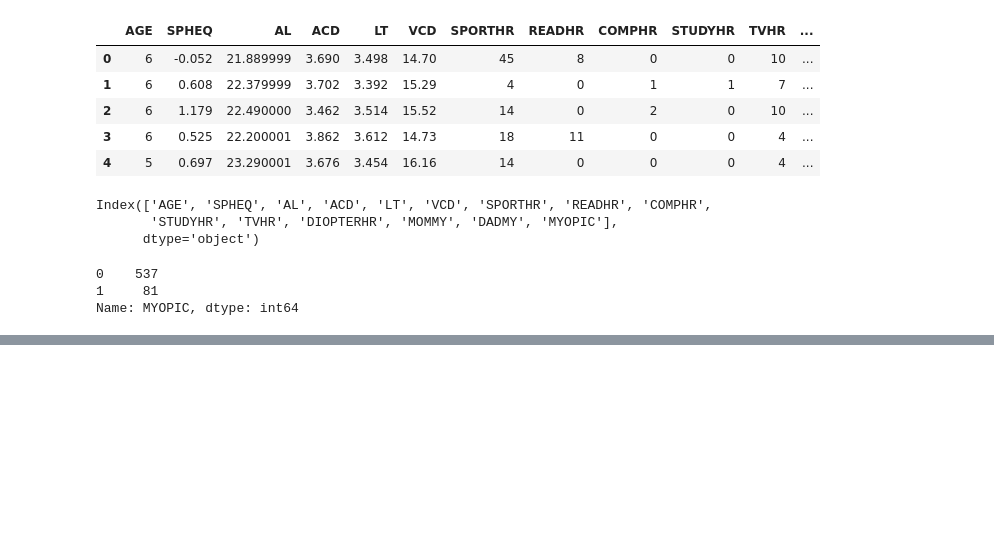
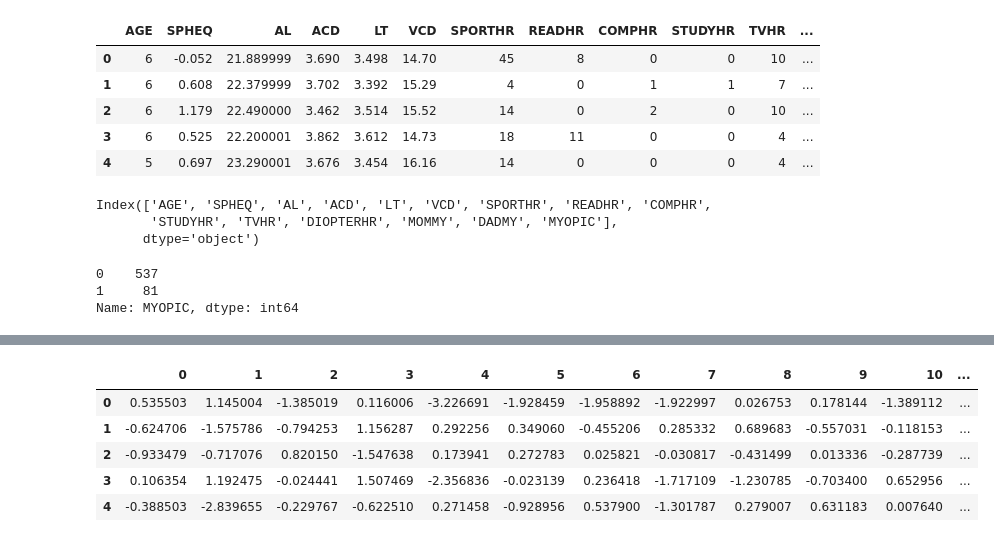
Before and after one commit to jfraz027/Unsupervised-Learning, a Jupyter notebook: clusters.ipynb, the cells around one changed output, grey strips where cells are left out. Saved outputs shown, nothing was run; the diff lists cells and outputs as text; code cells hidden in the pictures; blank space fills up the shorter version.

```diff
--- a/clusters.ipynb
+++ b/clusters.ipynb
@@ -46,0 +80,4 @@ df
+# %%
+# Standarize data with StandarScaler
+myopia_scaled = StandardScaler().fit_transform(df_myopia)
+print(myopia_scaled[0:5])
@@ -46,0 +100,20 @@ df
+# %%
+# Applying PCA to reduce dimensions
+
+# Initialize PCA model
+pca = PCA(n_components=0.99)
+
+# Get two principal components for the iris data.
+myopia_pca = pca.fit_transform(myopia_scaled)
+# %%
+# Transform PCA data to a DataFrame
+myopia_pca = pd.DataFrame(
+    data=myopia_pca)
+myopia_pca.head()
+# %% [output]
+|  | 0 | 1 | 2 | 3 | 4 | 5 | 6 | 7 | 8 | 9 | 10 | ... |
+| 0 | 0.535503 | 1.145004 | -1.385019 | 0.116006 | -3.226691 | -1.928459 | -1.958892 | -1.922997 | 0.026753 | 0.178144 | -1.389112 | ... |
+| 1 | -0.624706 | -1.575786 | -0.794253 | 1.156287 | 0.292256 | 0.349060 | -0.455206 | 0.285332 | 0.689683 | -0.557031 | -0.118153 | ... |
+| 2 | -0.933479 | -0.717076 | 0.820150 | -1.547638 | 0.173941 | 0.272783 | 0.025821 | -0.030817 | -0.431499 | 0.013336 | -0.287739 | ... |
+| 3 | 0.106354 | 1.192475 | -0.024441 | 1.507469 | -2.356836 | -0.023139 | 0.236418 | -1.717109 | -1.230785 | -0.703400 | 0.652956 | ... |
+| 4 | -0.388503 | -2.839655 | -0.229767 | -0.622510 | 0.271458 | -0.928956 | 0.537900 | -1.301787 | 0.279007 | 0.631183 | 0.007640 | ... |
```
Also changed, not shown: parts of 15 cells of this notebook, 1 other file.
